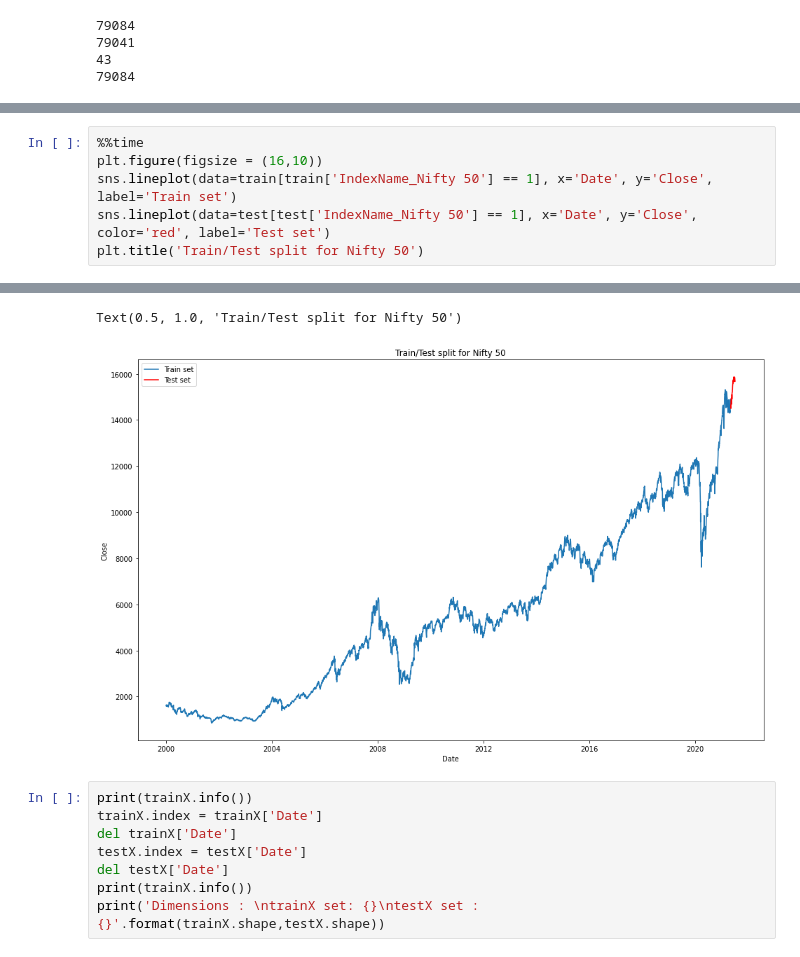
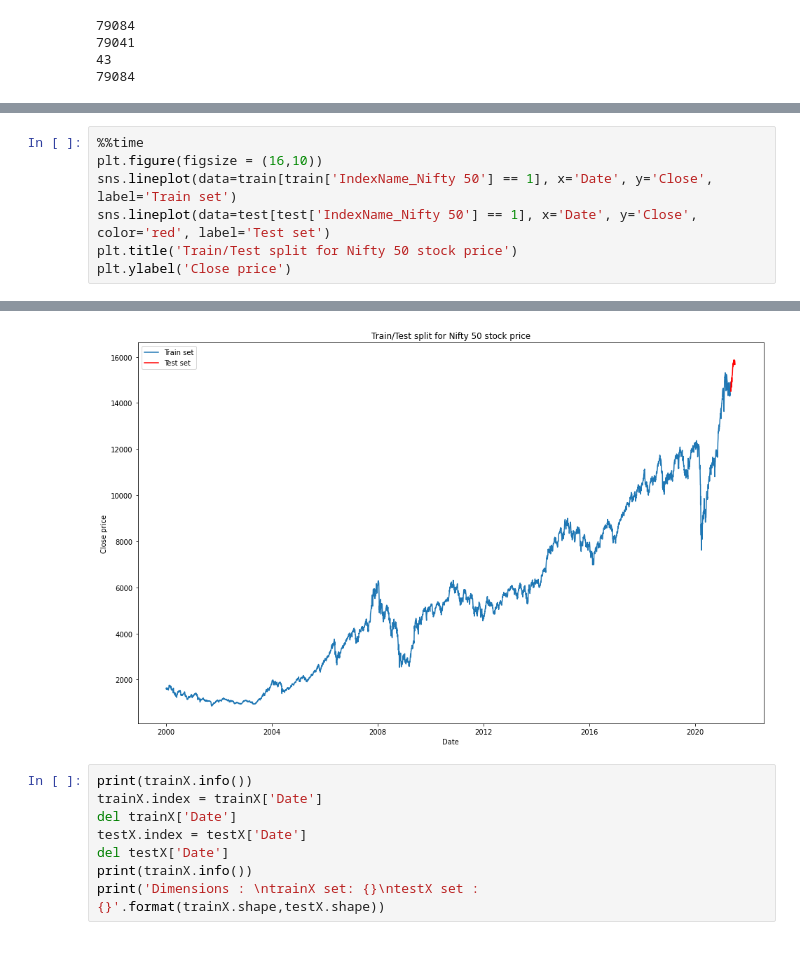
Before and after one commit to vjshinde04/DBS, a Jupyter notebook: CodeDissertation_Vijay_10553812.ipynb, the cells around one changed output, grey strips where cells are left out. Saved outputs shown, nothing was run; the diff lists cells and outputs as text.

```diff
--- a/CodeDissertation_Vijay_10553812.ipynb
+++ b/CodeDissertation_Vijay_10553812.ipynb
@@ -690,5 +693,6 @@ testy set : (43,)
 plt.figure(figsize = (16,10))
 sns.lineplot(data=train[train['IndexName_Nifty 50'] == 1], x='Date', y='Close', label='Train set')
 sns.lineplot(data=test[test['IndexName_Nifty 50'] == 1], x='Date', y='Close', color='red', label='Test set')
-plt.title('Train/Test split for Nifty 50')
+plt.title('Train/Test split for Nifty 50 stock price')
+plt.ylabel('Close price')
 # %% [output]
@@ -697,5 +701,4 @@ Wall time: 326 ms
-Text(0.5, 1.0, 'Train/Test split for Nifty 50')
-[figure, old version]
+[figure, new version]
 # %%
 print(trainX.info())
 trainX.index = trainX['Date']
```
Also changed, not shown: parts of 13 cells of this notebook.
